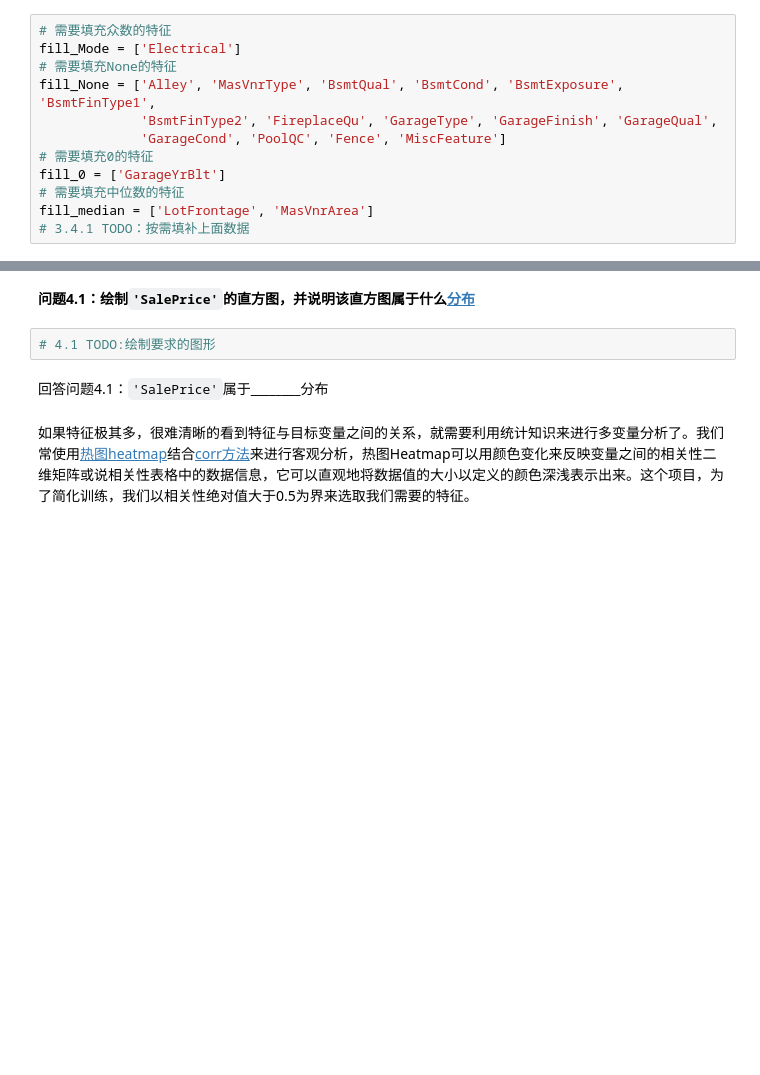
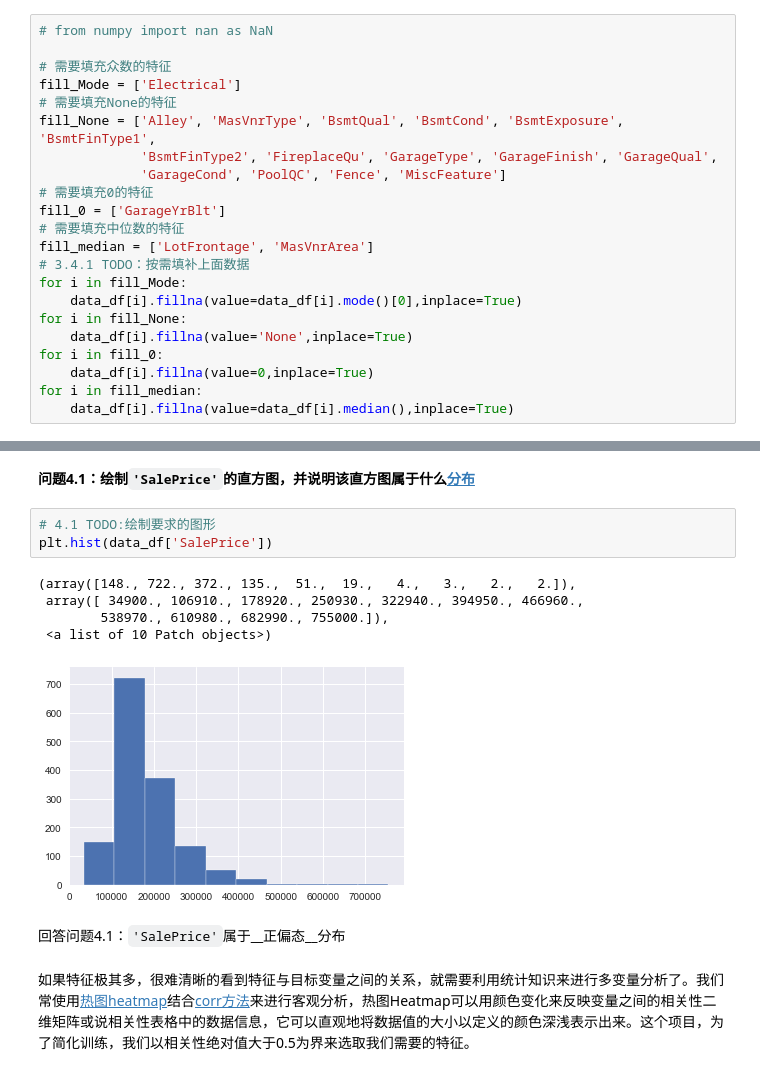
Before and after one commit to tailiang2008/udacity, a Jupyter notebook: Case/boston_housing.ipynb, the cells around one changed output, grey strips where cells are left out. Cells and saved outputs as stored; diff of their text form; blank space fills up the shorter version.

```diff
--- a/Case/boston_housing.ipynb
+++ b/Case/boston_housing.ipynb
@@ -163,6 +163,8 @@ print("missing_category:",missing_category)
 missing_numerical: ['LotFrontage', 'MasVnrArea', 'GarageYrBlt']
 missing_category: ['Alley', 'MasVnrType', 'BsmtQual', 'BsmtCond', 'BsmtExposure', 'BsmtFinType1', 'BsmtFinType2', 'Electrical', 'FireplaceQu', 'GarageType', 'GarageFinish', 'GarageQual', 'GarageCond', ...
 # %%
+# from numpy import nan as NaN
+
 # 需要填充众数的特征
 fill_Mode = ['Electrical']
 # 需要填充None的特征
@@ -174,6 +176,14 @@ fill_0 = ['GarageYrBlt']
 # 需要填充中位数的特征
 fill_median = ['LotFrontage', 'MasVnrArea']
 # 3.4.1 TODO：按需填补上面数据
+for i in fill_Mode:
+    data_df[i].fillna(value=data_df[i].mode()[0],inplace=True)
+for i in fill_None:
+    data_df[i].fillna(value='None',inplace=True)
+for i in fill_0:
+    data_df[i].fillna(value=0,inplace=True)
+for i in fill_median:
+    data_df[i].fillna(value=data_df[i].median(),inplace=True)
 # %% [markdown]
 ### 编程练习4： 特征分析
 有这么一句话在业界广泛流传：特征数据决定了机器学习的上限，而模型和算法只是逼近这个上限而已。特征工程，是整个数据分析过程中不可缺少的一个环节，其结果质量直接关系到模型效果和最终结论。从上面两步中我们得到了“干净”的数据，但是`data_df`总共有81个特征，我们应当剔除那些无关紧要的特征（噪声），使用真正关键的特征来进行模型训练。现在需要我们对这些庞大的数据进行分析，提取出与目标最为关联的数据。
@@ -181,8 +191,15 @@ fill_median = ['LotFrontage', 'MasVnrArea']
 **问题4.1：绘制`'SalePrice'`的直方图，并说明该直方图属于什么[分布](https://zh.wikipedia.org/wiki/%E5%81%8F%E5%BA%A6)**
 # %%
 # 4.1 TODO:绘制要求的图形
+plt.hist(data_df['SalePrice'])
+# %% [output]
+(array([148., 722., 372., 135.,  51.,  19.,   4.,   3.,   2.,   2.]),
+ array([ 34900., 106910., 178920., 250930., 322940., 394950., 466960.,
+        538970., 610980., 682990., 755000.]),
+ <a list of 10 Patch objects>)
+[figure, added]
 # %% [markdown]
-回答问题4.1：`'SalePrice'`属于________分布
+回答问题4.1：`'SalePrice'`属于__正偏态__分布
 # %% [markdown]
 如果特征极其多，很难清晰的看到特征与目标变量之间的关系，就需要利用统计知识来进行多变量分析了。我们常使用[热图heatmap](https://seaborn.pydata.org/generated/seaborn.heatmap.html)结合[corr方法](https://pandas.pydata.org/pandas-docs/stable/generated/pandas.DataFrame.corr.html)来进行客观分析，热图Heatmap可以用颜色变化来反映变量之间的相关性二维矩阵或说相关性表格中的数据信息，它可以直观地将数据值的大小以定义的颜色深浅表示出来。这个项目，为了简化训练，我们以相关性绝对值大于0.5为界来选取我们需要的特征。
 # %%
```
Also changed, not shown: parts of 19 cells of this notebook.
